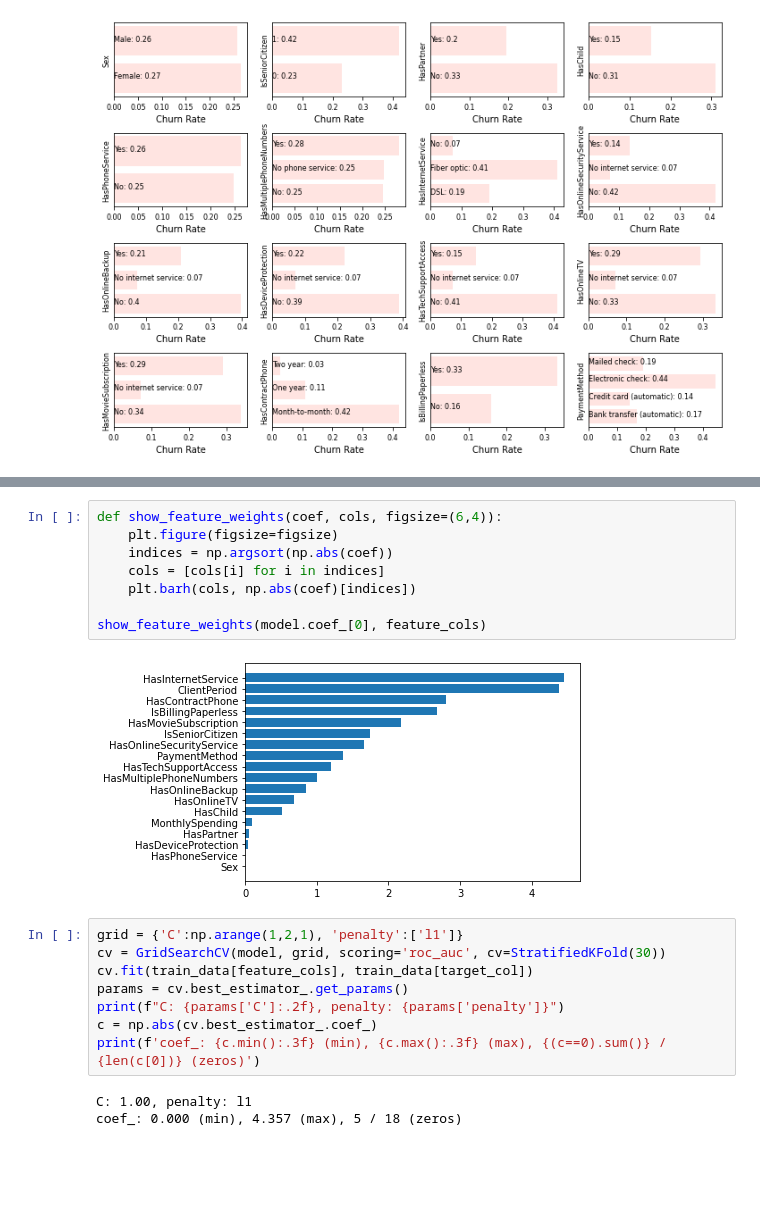
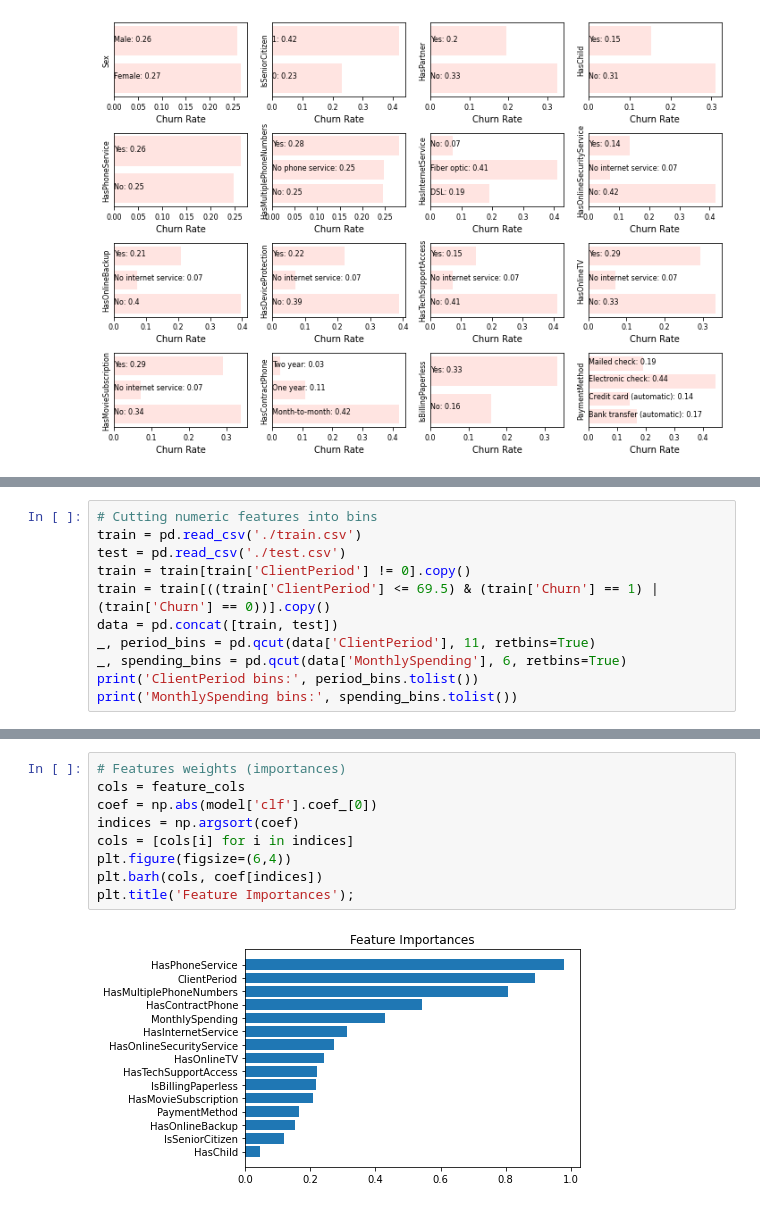
Before and after one commit to MitrofanovDmitry/study, a Jupyter notebook: practice/60 customer churn (dls)/5.ipynb, the cells around one changed output, grey strips where cells are left out. Drawn from its saved outputs; the diff is of its cells as text; blank space fills up the shorter version.

```diff
--- a/practice/60 customer churn (dls)/5.ipynb
+++ b/practice/60 customer churn (dls)/5.ipynb
@@ -456,0 +383,11 @@ C: 0.50, penalty: l1
+# %%
+# Cutting numeric features into bins
+train = pd.read_csv('./train.csv')
+test = pd.read_csv('./test.csv')
+train = train[train['ClientPeriod'] != 0].copy()
+train = train[((train['ClientPeriod'] <= 69.5) & (train['Churn'] == 1) | (train['Churn'] == 0))].copy()
+data = pd.concat([train, test])
+_, period_bins = pd.qcut(data['ClientPeriod'], 11, retbins=True)
+_, spending_bins = pd.qcut(data['MonthlySpending'], 6, retbins=True)
+print('ClientPeriod bins:', period_bins.tolist())
+print('MonthlySpending bins:', spending_bins.tolist())
@@ -526,22 +465,12 @@ coef_: 0.000 (min), 4.447 (max), 2 / 18 (zeros)
 # %%
-def show_feature_weights(coef, cols, figsize=(6,4)):
-    plt.figure(figsize=figsize)
-    indices = np.argsort(np.abs(coef))
-    cols = [cols[i] for i in indices]
-    plt.barh(cols, np.abs(coef)[indices])
-
-show_feature_weights(model.coef_[0], feature_cols)
+# Features weights (importances)
+cols = feature_cols
+coef = np.abs(model['clf'].coef_[0])
+indices = np.argsort(coef)
+cols = [cols[i] for i in indices]
+plt.figure(figsize=(6,4))
+plt.barh(cols, coef[indices])
+plt.title('Feature Importances');
 # %% [output]
-[figure, old version]
+[figure, new version]
-# %%
-grid = {'C':np.arange(1,2,1), 'penalty':['l1']}
-cv = GridSearchCV(model, grid, scoring='roc_auc', cv=StratifiedKFold(30))
-cv.fit(train_data[feature_cols], train_data[target_col])
-params = cv.best_estimator_.get_params()
-print(f"C: {params['C']:.2f}, penalty: {params['penalty']}")
-c = np.abs(cv.best_estimator_.coef_)
-print(f'coef_: {c.min():.3f} (min), {c.max():.3f} (max), {(c==0).sum()} / {len(c[0])} (zeros)')
-# %% [output]
-C: 1.00, penalty: l1
-coef_: 0.000 (min), 4.357 (max), 5 / 18 (zeros)
 # %%
```
Also changed, not shown: parts of 19 cells of this notebook, 5 other files.
